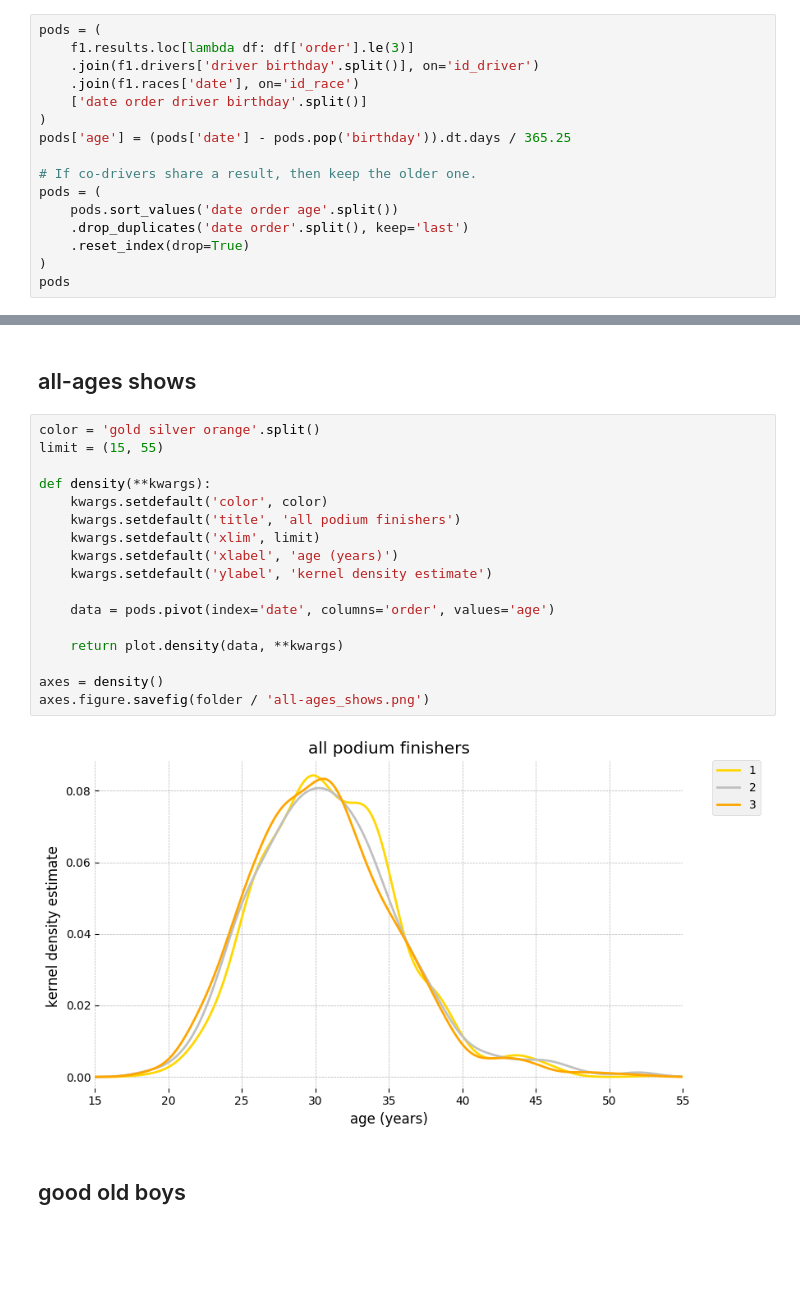
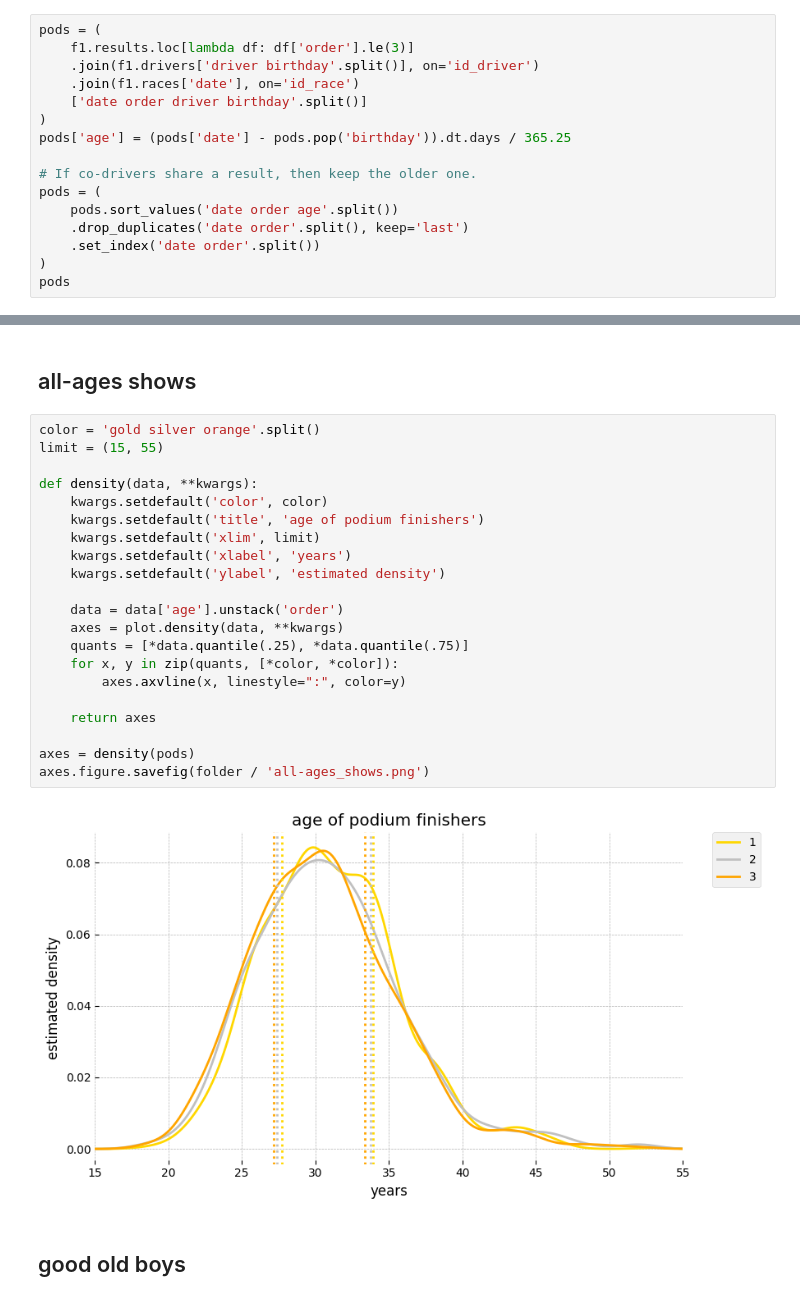
Before and after one commit to samkennerly/kingofsnake, a Jupyter notebook: books/viz/hist.ipynb, the cells around one changed output, grey strips where cells are left out. Saved outputs shown, nothing was run; the diff lists cells and outputs as text; blank space fills up the shorter version.

```diff
--- a/books/viz/hist.ipynb
+++ b/books/viz/hist.ipynb
@@ -28,7 +28,7 @@ pods['age'] = (pods['date'] - pods.pop('birthday')).dt.days / 365.25
 pods = (
     pods.sort_values('date order age'.split())
     .drop_duplicates('date order'.split(), keep='last')
-    .reset_index(drop=True)
+    .set_index('date order'.split())
 )
 pods
 # %% [output]
@@ -59,22 +60,26 @@ podquants()
 # %%
 color = 'gold silver orange'.split()
 limit = (15, 55)
 
-def density(**kwargs):
+def density(data, **kwargs):
     kwargs.setdefault('color', color)
-    kwargs.setdefault('title', 'all podium finishers')
+    kwargs.setdefault('title', 'age of podium finishers')
     kwargs.setdefault('xlim', limit)
-    kwargs.setdefault('xlabel', 'age (years)')
-    kwargs.setdefault('ylabel', 'kernel density estimate')
+    kwargs.setdefault('xlabel', 'years')
+    kwargs.setdefault('ylabel', 'estimated density')
 
-    data = pods.pivot(index='date', columns='order', values='age')
+    data = data['age'].unstack('order')
+    axes = plot.density(data, **kwargs)
+    quants = [*data.quantile(.25), *data.quantile(.75)]
+    for x, y in zip(quants, [*color, *color]):
+        axes.axvline(x, linestyle=":", color=y)
 
-    return plot.density(data, **kwargs)
+    return axes
 
-axes = density()
+axes = density(pods)
 axes.figure.savefig(folder / 'all-ages_shows.png')
 # %% [output]
-[figure, old version]
+[figure, new version]
 # %% [markdown]
 ## good old boys
 # %%
```
Also changed, not shown: parts of 12 cells of this notebook, 1 other file.
